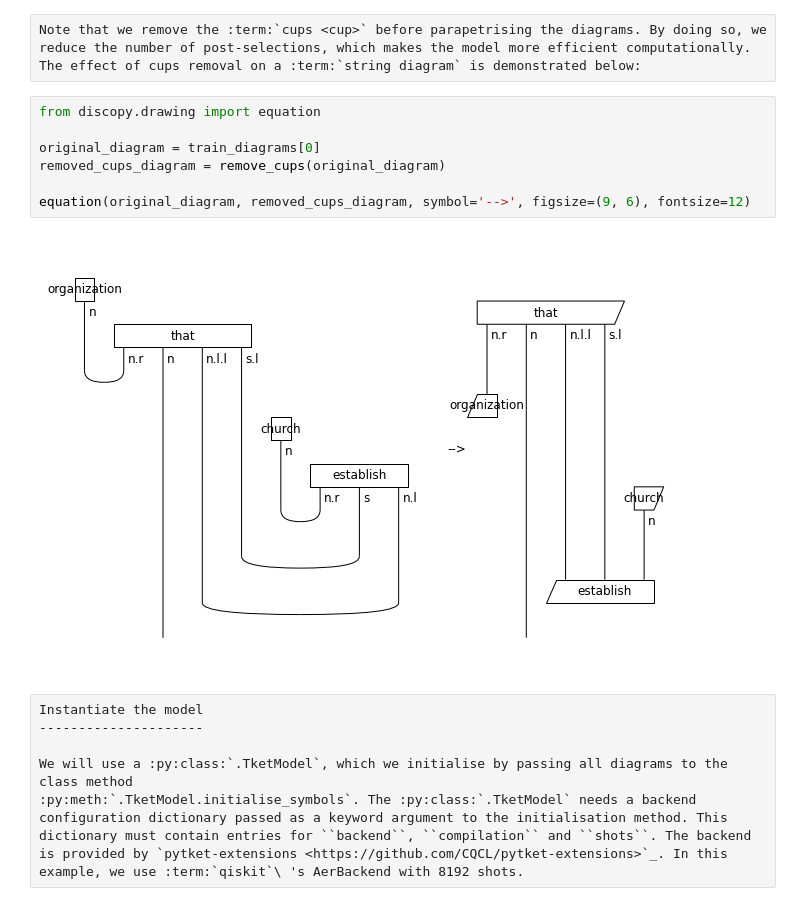
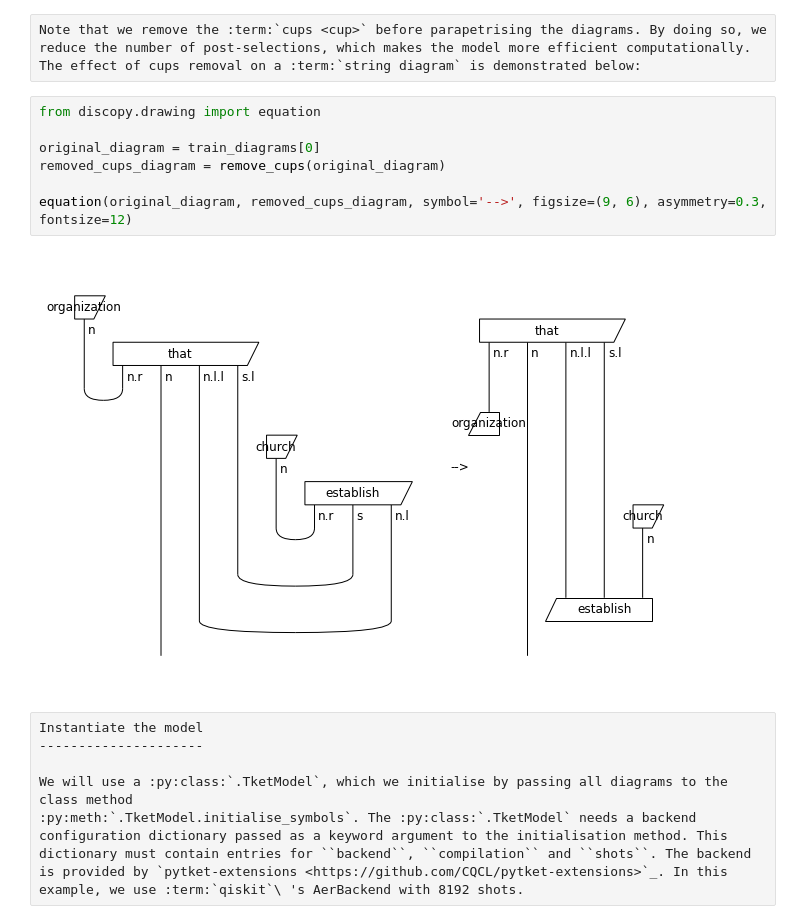
Before and after one commit to blakewilsonquantinuum/lambeq-public, a Jupyter notebook: docs/tutorials/trainer_quantum.ipynb, the cells around one changed output. Saved outputs shown, nothing was run; the diff lists cells and outputs as text.

```diff
--- a/docs/tutorials/trainer_quantum.ipynb
+++ b/docs/tutorials/trainer_quantum.ipynb
@@ -130,12 +130,12 @@ Note that we remove the :term:`cups <cup>` before parapetrising the diagrams. By
 # %%
 from discopy.drawing import equation
 
 original_diagram = train_diagrams[0]
 removed_cups_diagram = remove_cups(original_diagram)
 
-equation(original_diagram, removed_cups_diagram, symbol='-->', figsize=(9, 6), fontsize=12)
+equation(original_diagram, removed_cups_diagram, symbol='-->', figsize=(9, 6), asymmetry=0.3, fontsize=12)
 # %% [output]
-[figure, old version]
+[figure, new version]
 # %% [raw]
 Instantiate the model
 ---------------------
```
Also changed, not shown: 9 other files.
